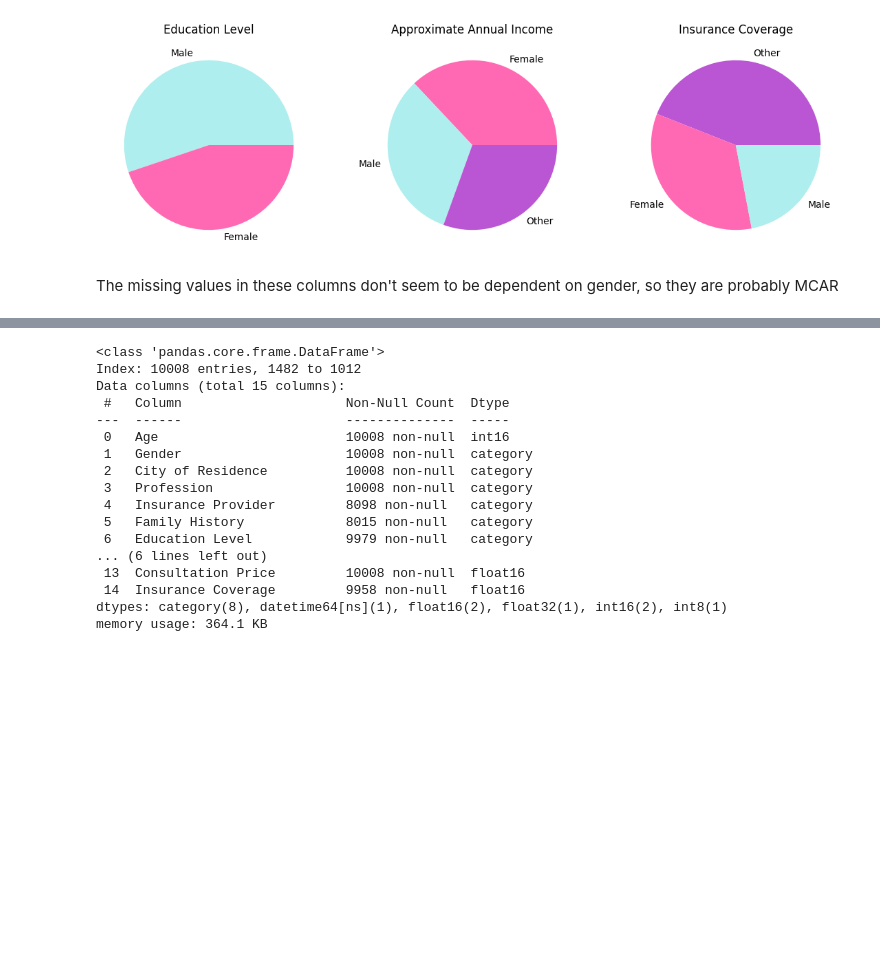
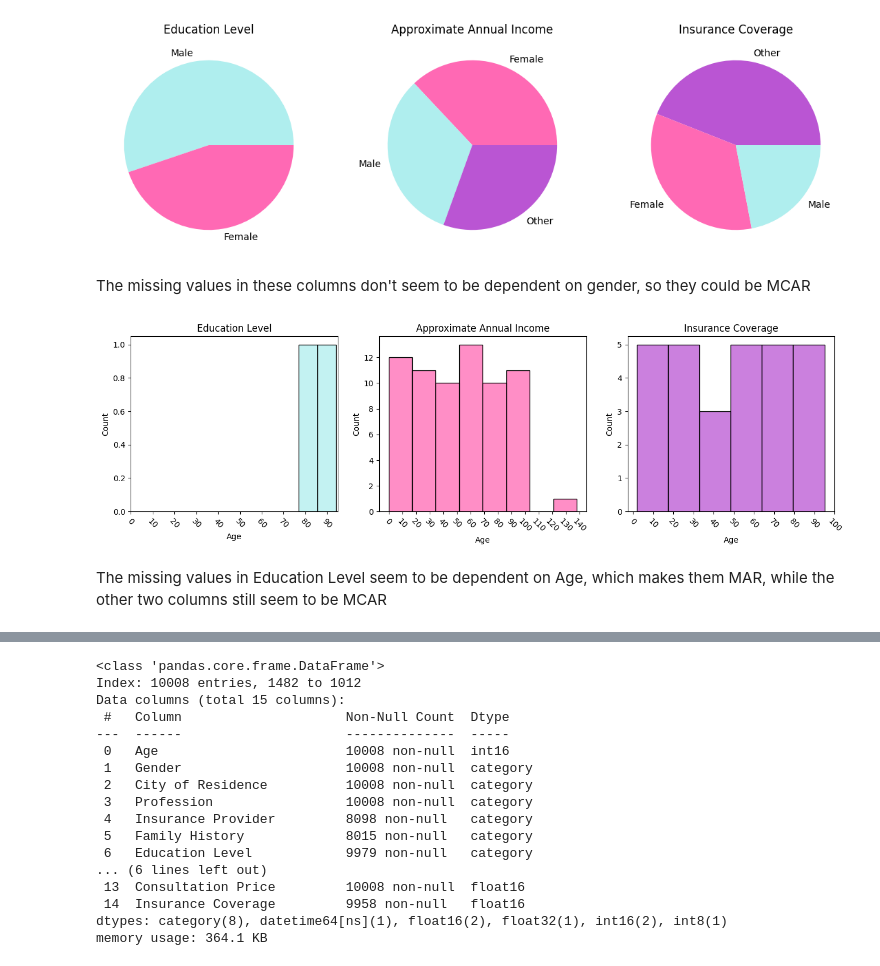
Before and after one commit to amdbsilva/pre-processing, a Jupyter notebook: projeto de datapreprocessing.ipynb, the cells around one changed output, grey strips where cells are left out. Saved outputs shown, nothing was run; the diff lists cells and outputs as text; code cells hidden in the pictures; blank space fills up the shorter version.

Commit message:
insurance e dependencia idade

```diff
--- a/projeto de datapreprocessing.ipynb
+++ b/projeto de datapreprocessing.ipynb
@@ -64,6 +65,12 @@ Name: Age, dtype: object
 # %%
-data.reset_index(inplace=True)
 for patient in patients_with_nan_age:
-   age_to_fill_in_with = float(ages_of_patients.loc[patient])
-   data.loc[data['Patient ID']==patient, 'Age']=data.loc[data['Patient ID']==patient]['Age'].fillna(age_to_fill_in_with)
-data.set_index('Patient ID', inplace=True)
+   age_to_fill_in_with = ages_of_patients.get(patient)
+   data.loc[patient, 'Age'] = data.loc[patient,'Age'].fillna(age_to_fill_in_with)
+# %%
+patients_with_nan_insurance_provider = data.index[data['Insurance Provider'].isna()].unique()
+# %%
+patients_rows_insurance = data.loc[data.index.isin(patients_with_nan_insurance_provider)]
+insurance_provider_of_patients = (patients_rows_insurance.groupby(level=0)['Insurance Provider']
+                                  .apply(lambda x: x.dropna().iloc[0] if x.dropna().size > 0 else None)
+)
+insurance_provider_of_patients
@@ -70,3 +91,8 @@ data.set_index('Patient ID', inplace=True)
+# %%
+for patient in patients_with_nan_insurance_provider:
+    provider = insurance_provider_of_patients.get(patient)
+    if provider is not None:
+        data.loc[patient, 'Insurance Provider'] = data.loc[patient, 'Insurance Provider'].fillna(provider)
 # %% [markdown]
 Analyse what kind of missing values the ones in Education Level, Approximate Annual Income, and Insurance Coverage are, as they could be MAR
 # %%
@@ -85,4 +111,22 @@ plt.show()
 # %% [output]
 [figure]
 # %% [markdown]
-The missing values in these columns don't seem to be dependent on gender, so they are probably MCAR
+The missing values in these columns don't seem to be dependent on gender, so they could be MCAR
+# %%
+na_analysis = data[['Age', 'Education Level', 'Approximate Annual Income', 'Insurance Coverage']].fillna('Empty')
+fig, (ax1,ax2,ax3) = plt.subplots(1,3, figsize=(16,4))
+colors=['paleturquoise', 'hotpink', 'mediumorchid']
+
+for i in range(3):
+    ax = [ax1,ax2,ax3][i]
+    col = ['Education Level', 'Approximate Annual Income', 'Insurance Coverage'][i]
+    hist_data = na_analysis[na_analysis[col]=='Empty']['Age'].value_counts().reset_index()
+    sns.histplot(hist_data, ax=ax, x='Age', color=colors[i])
+    ax.set_xticks(np.arange(0,hist_data.sort_values(by='Age').iloc[-1,0]+6,10))
+    ax.tick_params(axis='x', labelrotation=-45)
+    ax.set_title(col)
+plt.show()
+# %% [output]
+[figure, added]
+# %% [markdown]
+The missing values in Education Level seem to be dependent on Age, which makes them MAR, while the other two columns still seem to be MCAR
```
Also changed, not shown: parts of 7 cells of this notebook.
